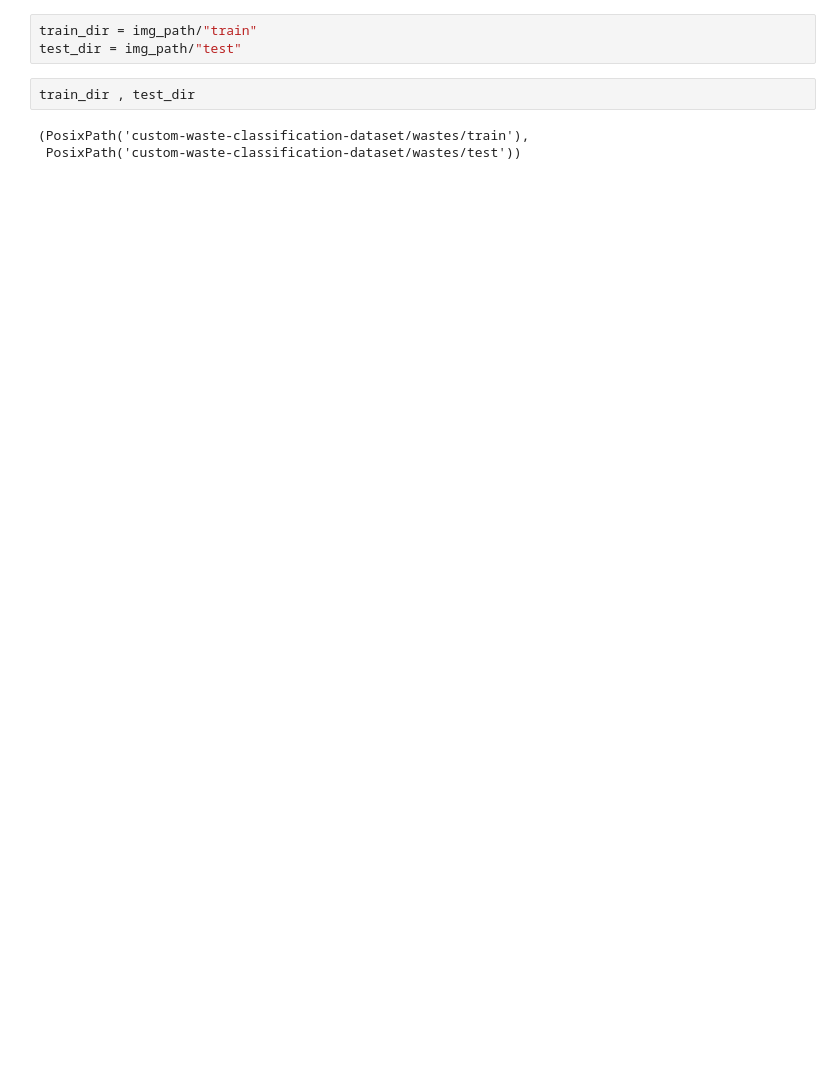
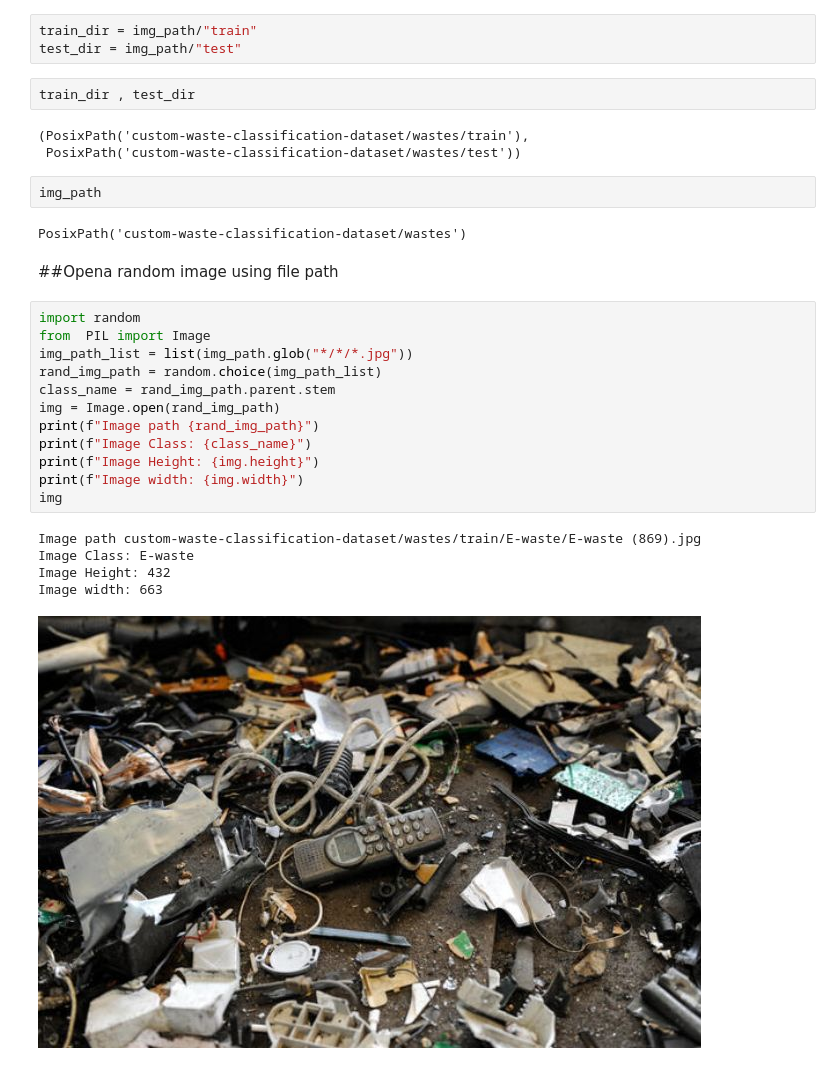
Before and after one commit to Imran1hp/Waste-Cassification, a Jupyter notebook: Waste_classification.ipynb, the cells around one changed output. Cells and saved outputs as stored; diff of their text form; blank space fills up the shorter version.

Commit message:
Lot a image

```diff
--- a/Waste_classification.ipynb
+++ b/Waste_classification.ipynb
@@ -62,3 +59,27 @@ train_dir , test_dir
 # %% [output]
 (PosixPath('custom-waste-classification-dataset/wastes/train'),
  PosixPath('custom-waste-classification-dataset/wastes/test'))
+# %%
+img_path
+# %% [output]
+PosixPath('custom-waste-classification-dataset/wastes')
+# %% [markdown]
+##Opena random image using file path
+# %%
+import random
+from  PIL import Image
+img_path_list = list(img_path.glob("*/*/*.jpg"))
+rand_img_path = random.choice(img_path_list)
+class_name = rand_img_path.parent.stem
+img = Image.open(rand_img_path)
+print(f"Image path {rand_img_path}")
+print(f"Image Class: {class_name}")
+print(f"Image Height: {img.height}")
+print(f"Image width: {img.width}")
+img
+# %% [output]
+Image path custom-waste-classification-dataset/wastes/train/E-waste/E-waste (869).jpg
+Image Class: E-waste
+Image Height: 432
+Image width: 663
+[figure, added]
```
Also changed, not shown: parts of 4 cells of this notebook.
